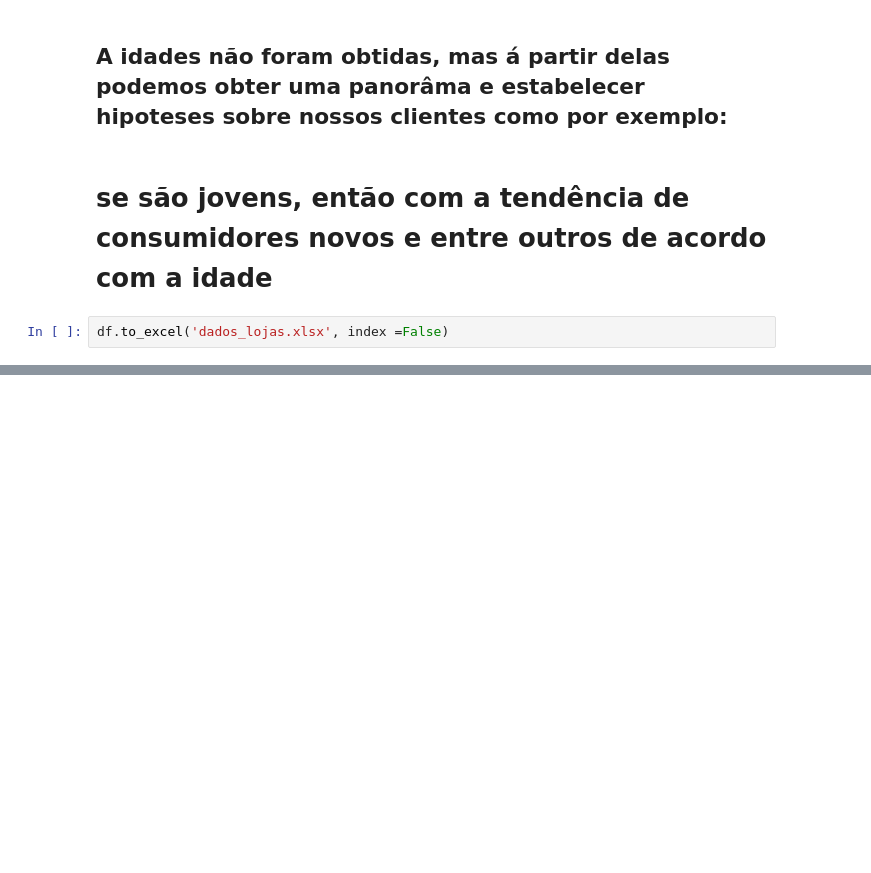
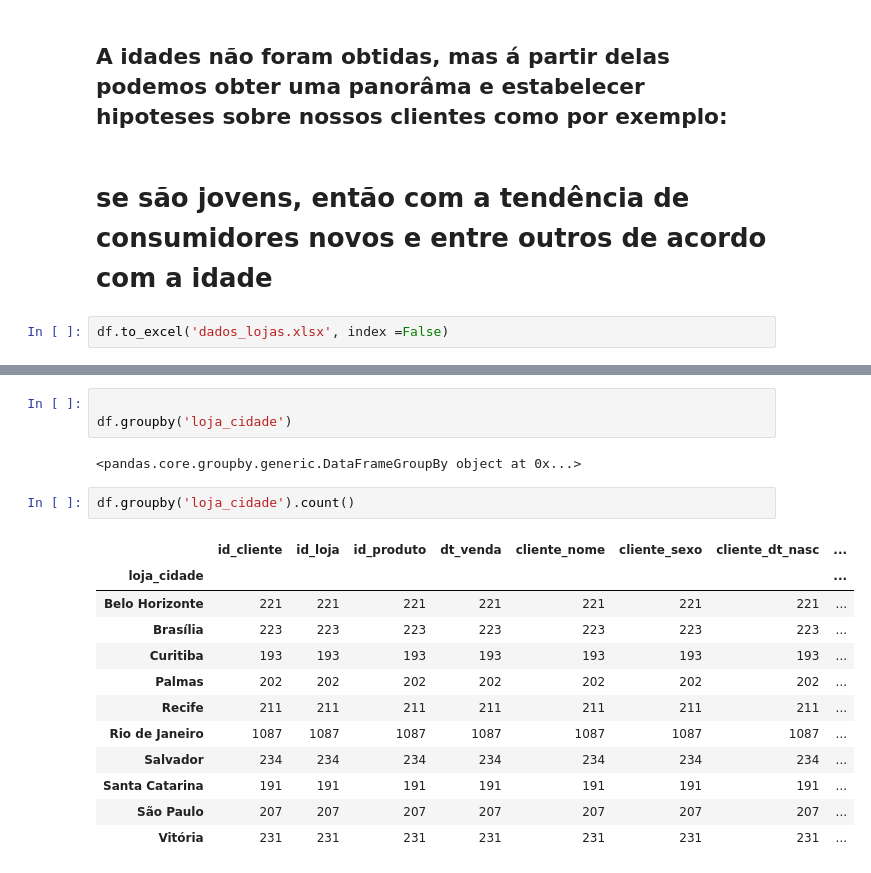
Before and after one commit to gamiel075/analise-de-dados, a Jupyter notebook: analise3.ipynb, the cells around one changed output, grey strips where cells are left out. Cells and saved outputs as stored; diff of their text form; blank space fills up the shorter version.

```diff
--- a/analise3.ipynb
+++ b/analise3.ipynb
@@ -891,0 +911,20 @@ df.to_excel('dados_lojas.xlsx', index =False)
+# %%
+
+df.groupby('loja_cidade')
+# %% [output]
+<pandas.core.groupby.generic.DataFrameGroupBy object at 0x...>
+# %%
+df.groupby('loja_cidade').count()
+# %% [output]
+|  | id_cliente | id_loja | id_produto | dt_venda | cliente_nome | cliente_sexo | cliente_dt_nasc | ... |
+| loja_cidade |  |  |  |  |  |  |  | ... |
+| Belo Horizonte | 221 | 221 | 221 | 221 | 221 | 221 | 221 | ... |
+| Brasília | 223 | 223 | 223 | 223 | 223 | 223 | 223 | ... |
+| Curitiba | 193 | 193 | 193 | 193 | 193 | 193 | 193 | ... |
+| Palmas | 202 | 202 | 202 | 202 | 202 | 202 | 202 | ... |
+| Recife | 211 | 211 | 211 | 211 | 211 | 211 | 211 | ... |
+| Rio de Janeiro | 1087 | 1087 | 1087 | 1087 | 1087 | 1087 | 1087 | ... |
+| Salvador | 234 | 234 | 234 | 234 | 234 | 234 | 234 | ... |
+| Santa Catarina | 191 | 191 | 191 | 191 | 191 | 191 | 191 | ... |
+| São Paulo | 207 | 207 | 207 | 207 | 207 | 207 | 207 | ... |
+| Vitória | 231 | 231 | 231 | 231 | 231 | 231 | 231 | ... |
```
Also changed, not shown: parts of 9 cells of this notebook, 1 other file.
